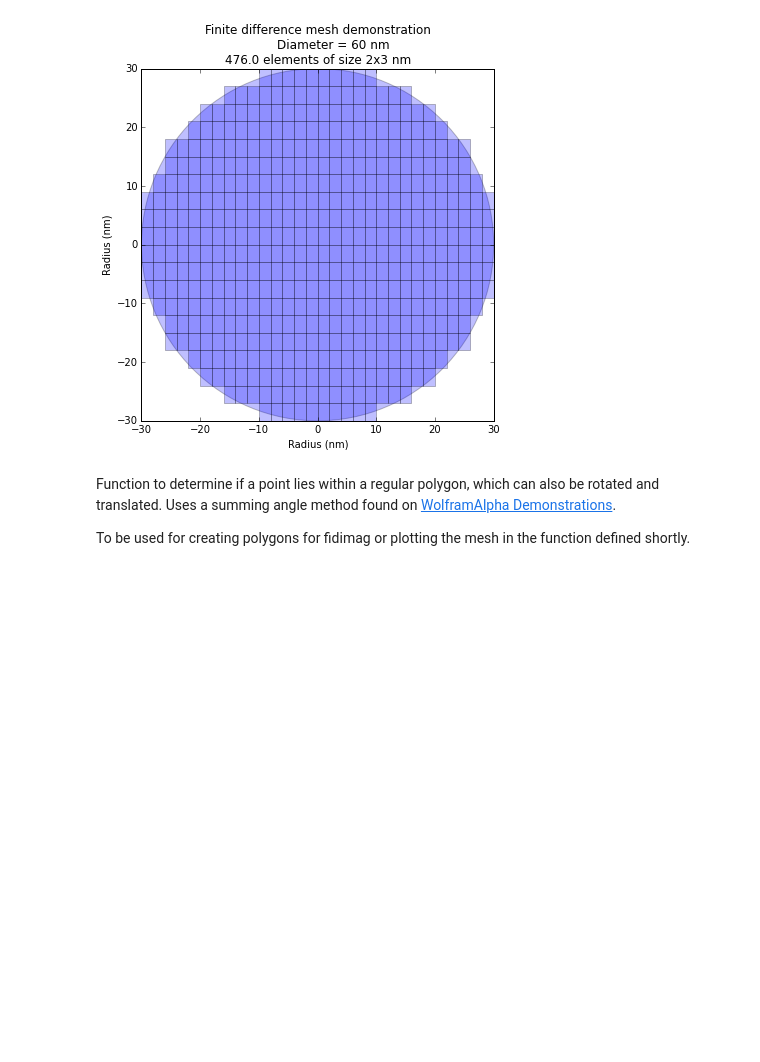
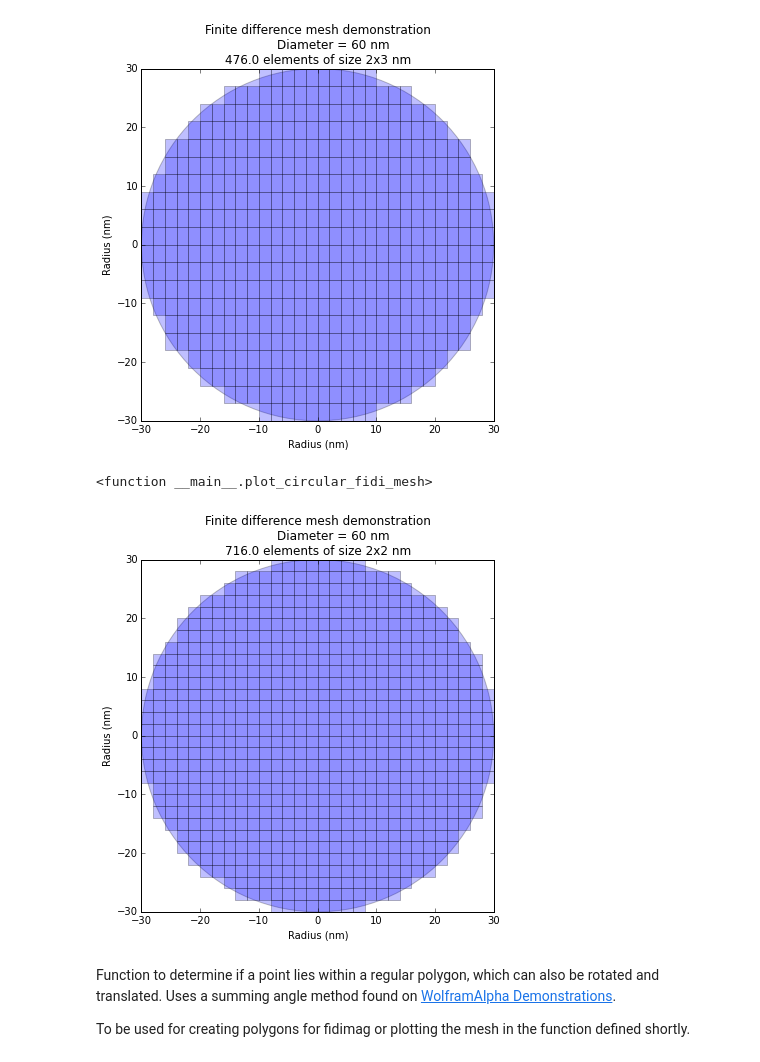
Before and after one commit to fangohr/polygon-finite-difference-mesh-tools, a Jupyter notebook: notebooks/MeshArea.ipynb, the cells around one changed output. Cells and saved outputs as stored; diff of their text form; code cells hidden in the pictures; blank space fills up the shorter version.

```diff
--- a/notebooks/MeshArea.ipynb
+++ b/notebooks/MeshArea.ipynb
@@ -69,7 +69,7 @@ print(d.x, d.y)
 # %% [output]
 6.0 6.0
 # %%
-def plot_circular_fidi_mesh(diameter, x_spacing, y_spacing, centre_mesh='auto',
+def plot_circular_fidi_mesh(diameter=60, x_spacing=2, y_spacing=2, centre_mesh='auto',
                             show_axes=True, show_title=True):
     """
     Plots a representation of a circular mesh of specified diameter
@@ -175,5 +178,14 @@ plot_circular_fidi_mesh(diameter=60,x_spacing=2,y_spacing=3, centre_mesh=False)
 # %% [output]
 [figure]
+# %%
+interact(plot_circular_fidi_mesh,
+         diametre=(10, 100, 5),
+         x_spacing=(1, 10, 1),
+         y_spacing=(1, 10, 1),
+         centre_mesh={'auto':'auto', 'True':True, 'False':False})
+# %% [output]
+<function __main__.plot_circular_fidi_mesh>
+[figure, added]
 # %% [markdown]
 Function to determine if a point lies within a regular polygon, which can also be rotated and translated.
 Uses a summing angle method found on [WolframAlpha Demonstrations](http://demonstrations.wolfram.com/IsAPointInsideOrOutsideARegularPolygon/).
```
Also changed, not shown: parts of 5 cells of this notebook.
